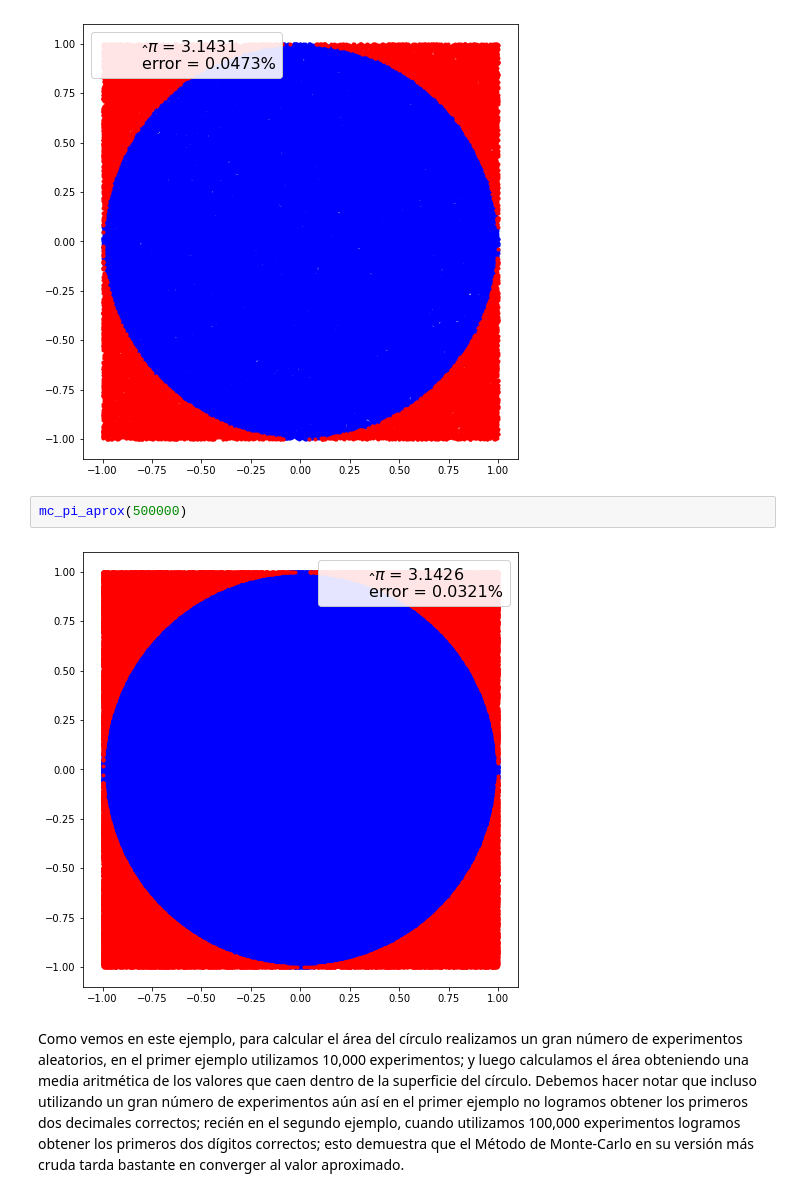
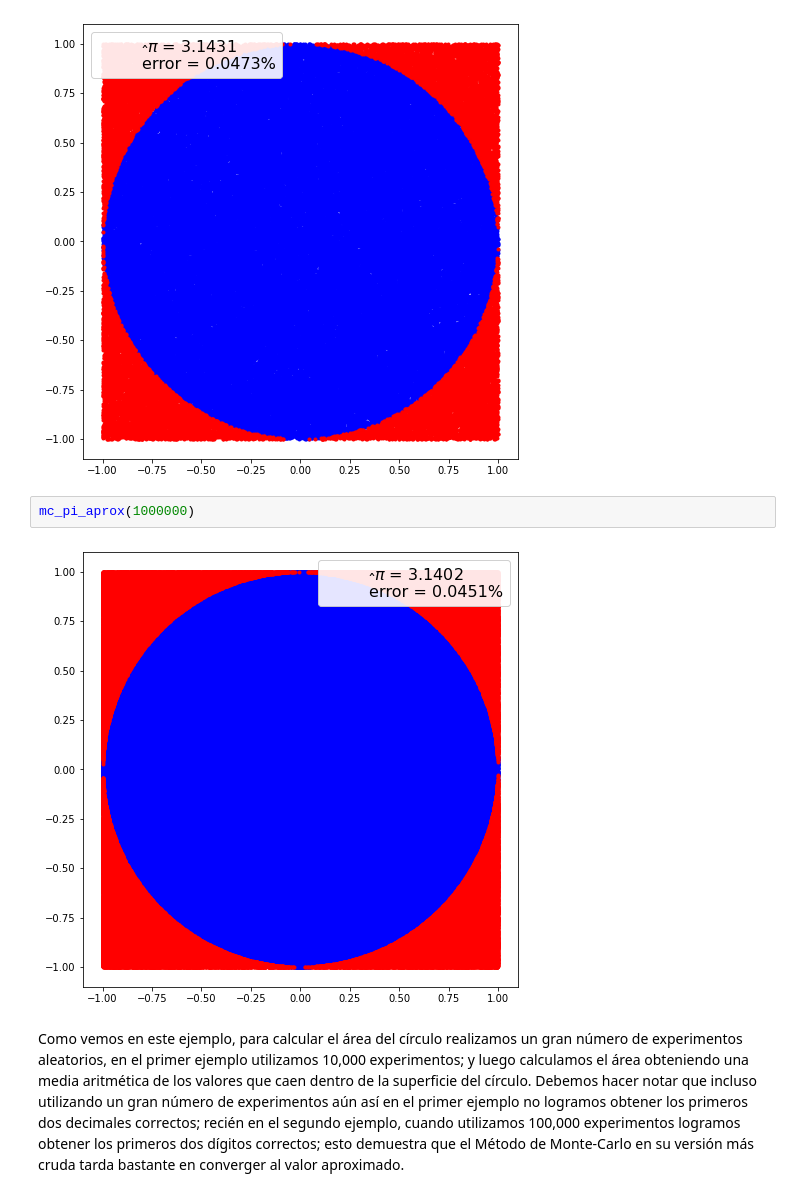
Before and after one commit to pikey-msc/Python, a Jupyter notebook: M3/C5_M3.ipynb, the cells around one changed output. Drawn from its saved outputs; the diff is of its cells as text.

```diff
--- a/M3/C5_M3.ipynb
+++ b/M3/C5_M3.ipynb
@@ -59,9 +59,9 @@ mc_pi_aprox(100000)
 # %% [output]
 [figure]
 # %%
-mc_pi_aprox(500000)
+mc_pi_aprox(1000000)
 # %% [output]
-[figure, old version]
+[figure, new version]
 # %% [markdown]
 Como vemos en este ejemplo, para calcular el área del círculo realizamos un gran número de experimentos aleatorios, en el primer ejemplo utilizamos 10,000 experimentos; y luego calculamos el área obteniendo una media aritmética de los valores que caen dentro de la superficie del círculo. Debemos hacer notar que incluso utilizando un gran número de experimentos aún así en el primer ejemplo no logramos obtener los primeros dos decimales correctos; recién en el segundo ejemplo, cuando utilizamos 100,000 experimentos logramos obtener los primeros dos dígitos correctos; esto demuestra que el Método de Monte-Carlo en su versión más cruda tarda bastante en converger al valor aproximado.
 # %% [markdown]
```
Also changed, not shown: parts of 35 cells of this notebook.
